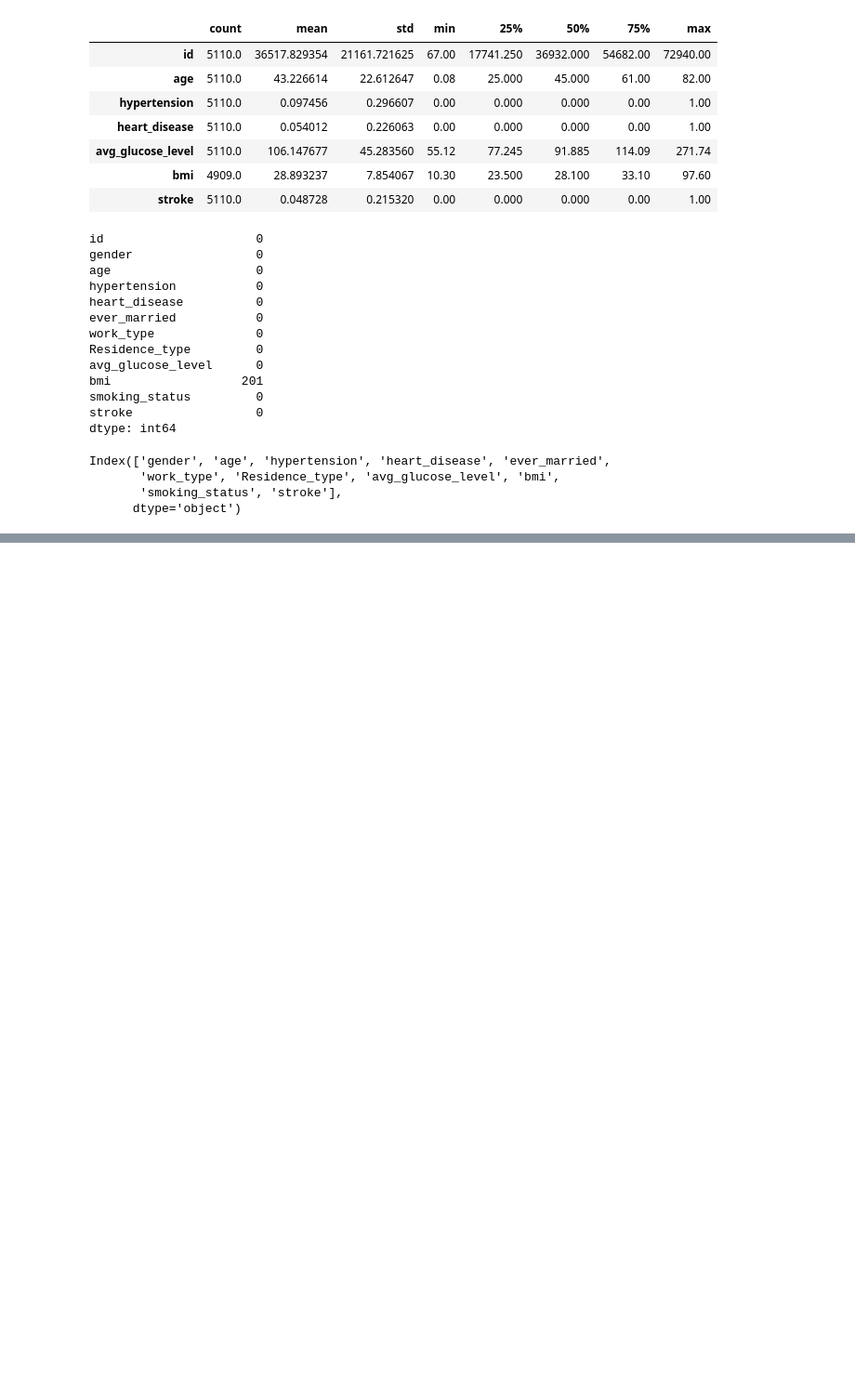
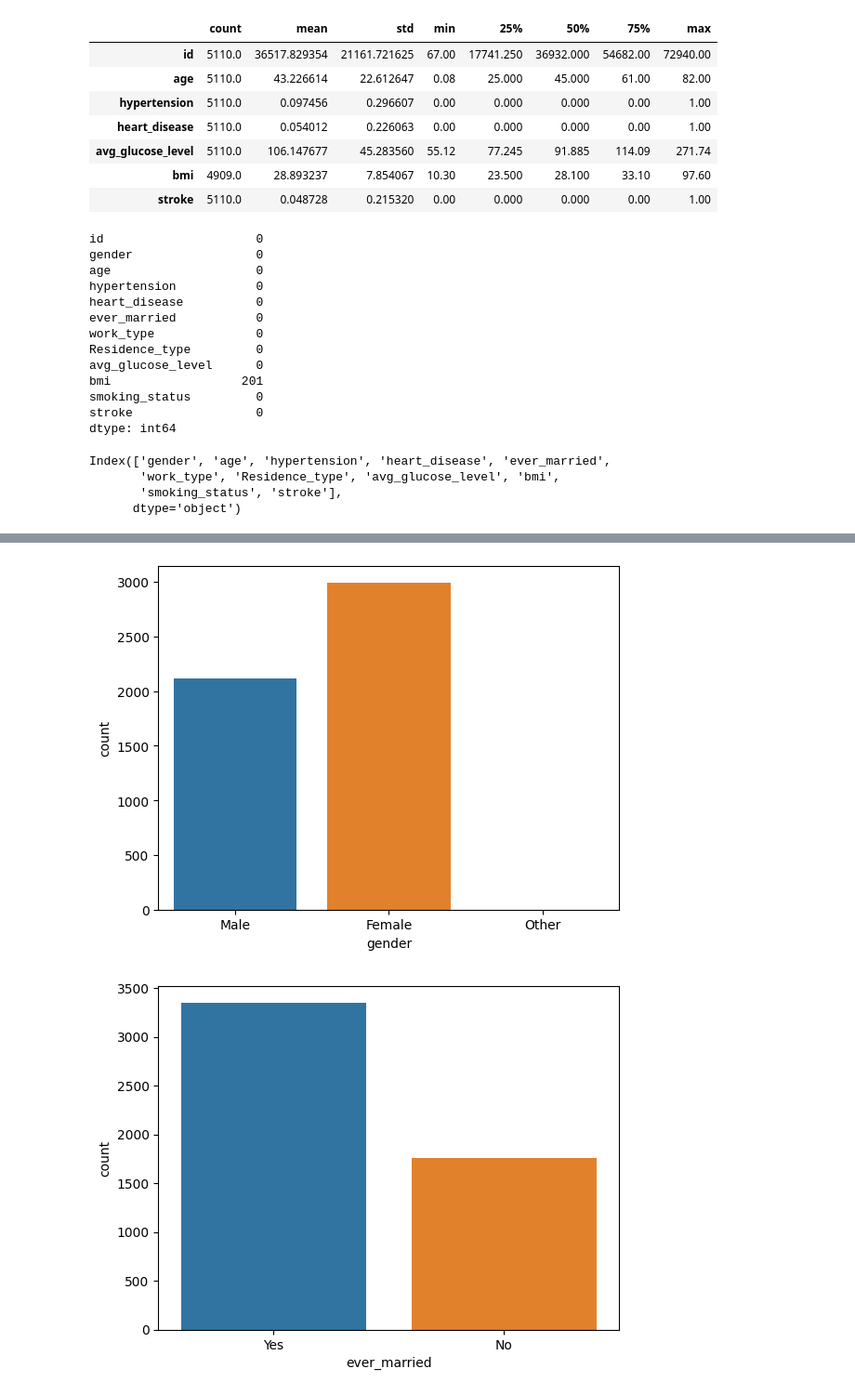
Before and after one commit to R0-0NE/Human_Stroke_Prediction, a Jupyter notebook: notebook/EDA.ipynb, the cells around one changed output, grey strips where cells are left out. Shown: that part at 93% size. Saved outputs shown, nothing was run; the diff lists cells and outputs as text; code cells hidden in the pictures; blank space fills up the shorter version.

```diff
--- a/notebook/EDA.ipynb
+++ b/notebook/EDA.ipynb
@@ -80,8 +75,0 @@ from sklearn.preprocessing import OneHotEncoder
-# %%
-imputer = SimpleImputer(strategy = 'mean')
-df['bmi']=imputer.fit_transform(df[['bmi']])
-encoded_data= df.copy()
-#2nd Scale down the numerical features
-features_to_scale=['age','bmi']
-scaler = MinMaxScaler()
-encoded_data[features_to_scale]=scaler.fit_transform(encoded_data[features_to_scale])
@@ -126,0 +76,2 @@ df1.head()
+# %%
+cat_columns = df.select_dtypes(include=['object']).columns
@@ -126,0 +86,4 @@ df1.head()
+# %%
+for i in cat_columns:
+    display(df[i].value_counts(normalize=True))
+    print("#"*30)
@@ -126,0 +122,9 @@ df1.head()
+# %%
+#figure, axis = plt.subplots(2, 2, figsize=(10, 15))
+#plt.subplots_adjust(hspace=0.25, wspace=0.3)
+for i in cat_columns:
+    sns.countplot(x=df[i],hue=df[i])
+    plt.show()
+# %% [output]
+[figure, added]
+[figure, added]
```
Also changed, not shown: parts of 11 cells of this notebook, 1 other file.
